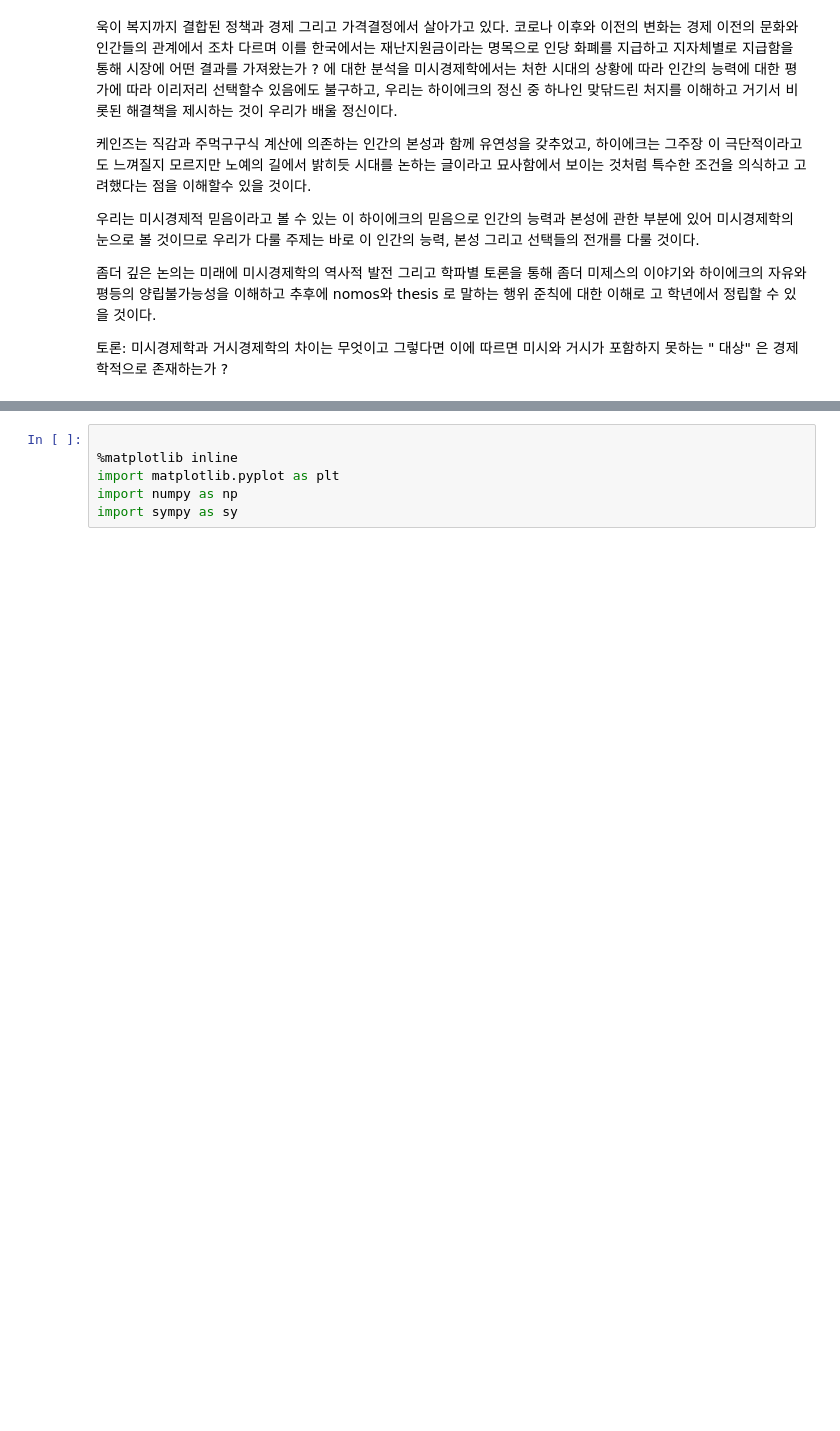
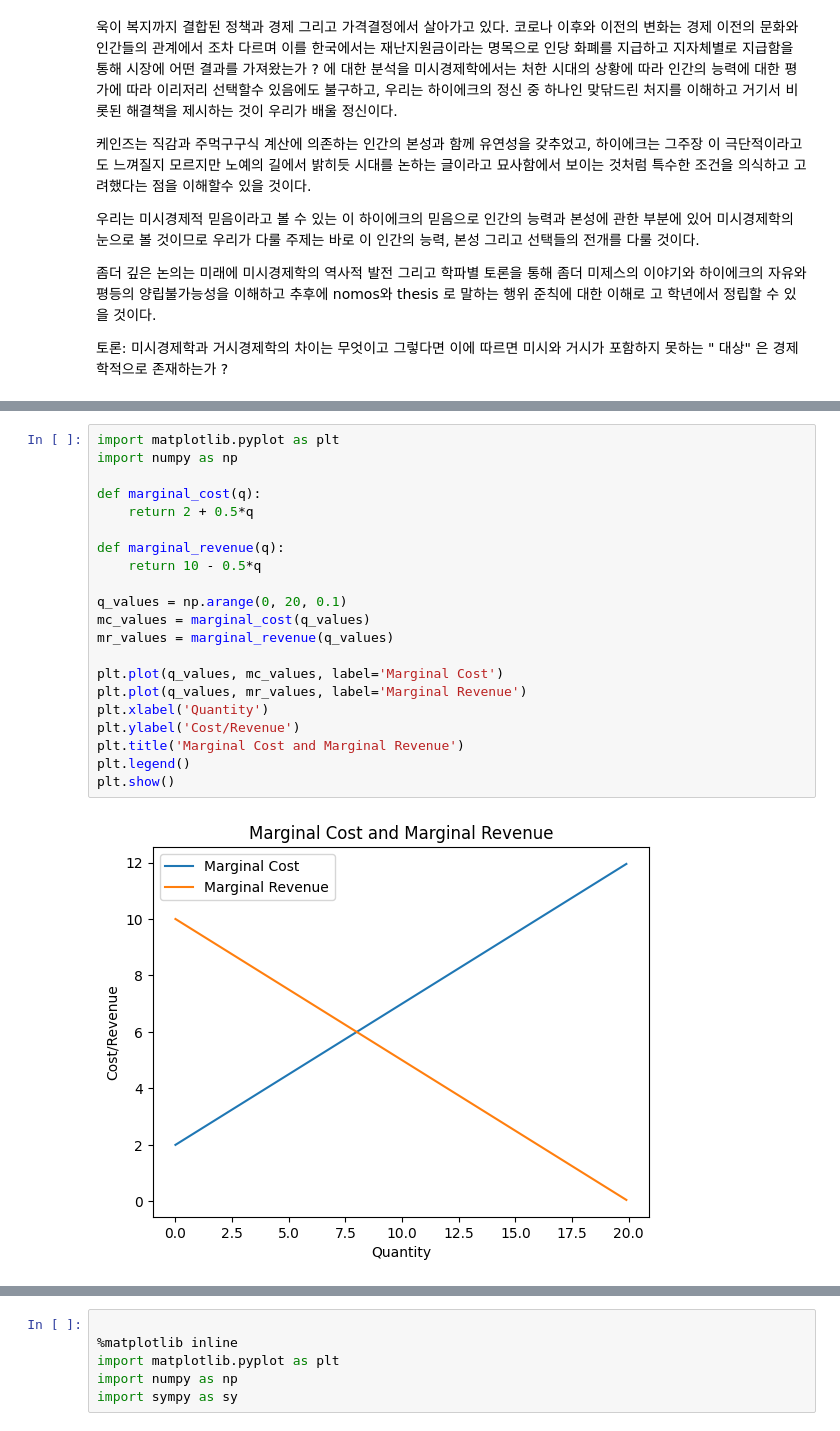
Before and after one commit to redmoon02/Economic_major_freshman, a Jupyter notebook: micro_economics/1_미시경제학의_기초.ipynb, the cells around one changed output, grey strips where cells are left out. Drawn from its saved outputs; the diff is of its cells as text; blank space fills up the shorter version.

```diff
--- a/micro_economics/1_미시경제학의_기초.ipynb
+++ b/micro_economics/1_미시경제학의_기초.ipynb
@@ -62,0 +87,23 @@
+# %%
+import matplotlib.pyplot as plt
+import numpy as np
+
+def marginal_cost(q):
+    return 2 + 0.5*q
+
+def marginal_revenue(q):
+    return 10 - 0.5*q
+
+q_values = np.arange(0, 20, 0.1)
+mc_values = marginal_cost(q_values)
+mr_values = marginal_revenue(q_values)
+
+plt.plot(q_values, mc_values, label='Marginal Cost')
+plt.plot(q_values, mr_values, label='Marginal Revenue')
+plt.xlabel('Quantity')
+plt.ylabel('Cost/Revenue')
+plt.title('Marginal Cost and Marginal Revenue')
+plt.legend()
+plt.show()
+# %% [output]
+[figure, added]
```
Also changed, not shown: parts of 5 cells of this notebook, 3 other files.
